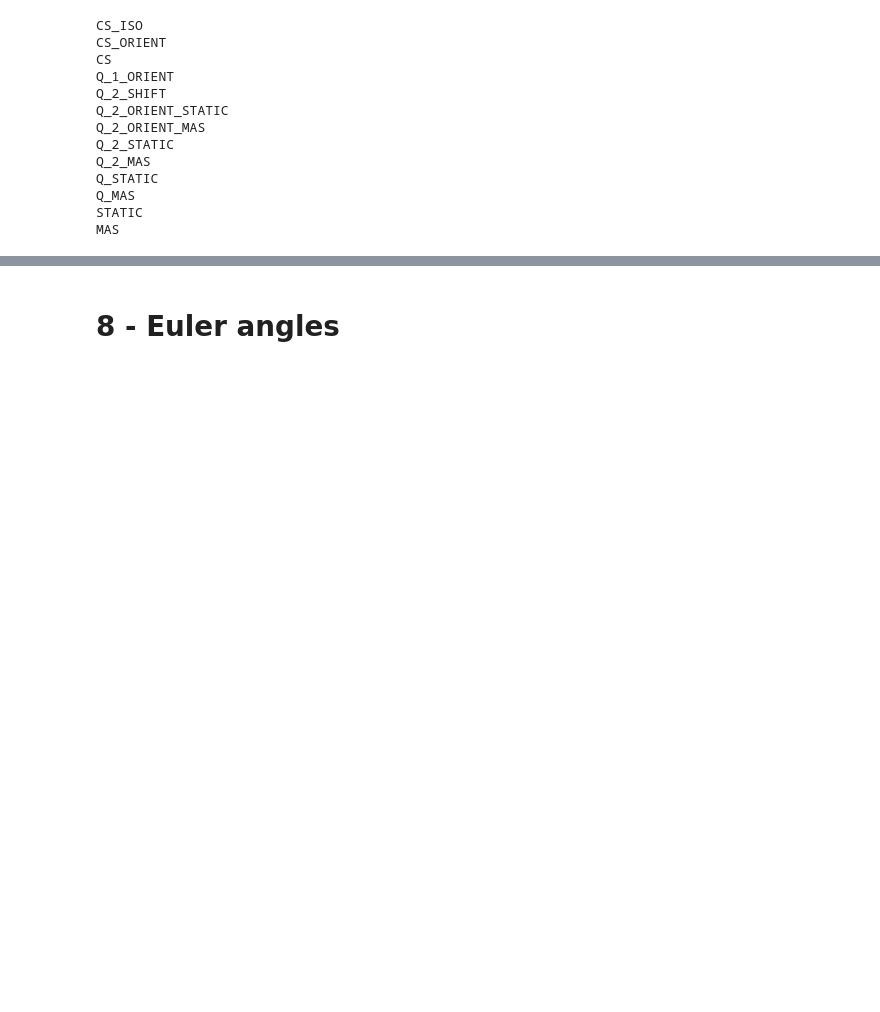
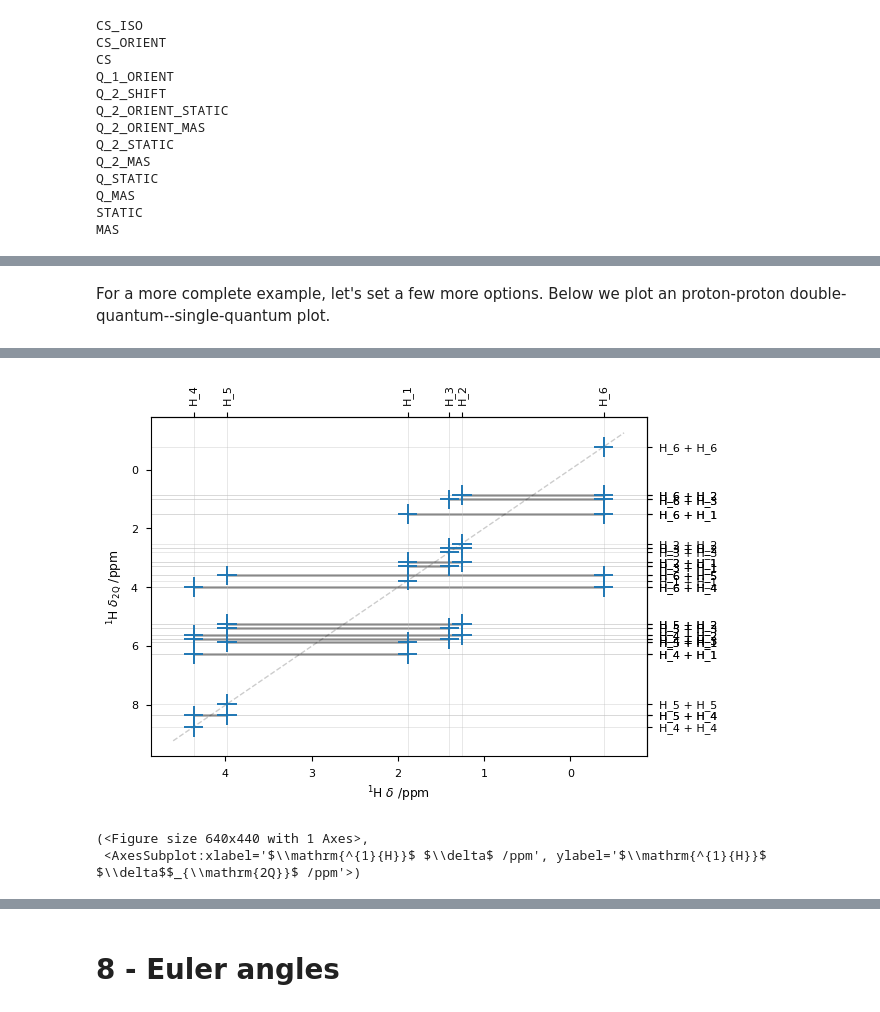
Before and after one commit to CCP-NC/soprano, a Jupyter notebook: tutorials/05-nmr.ipynb, the cells around one changed output, grey strips where cells are left out. Cells and saved outputs as stored; diff of their text form; code cells hidden in the pictures; blank space fills up the shorter version.

Commit message:
[DOCS] added 2D nmr rough examples - still a WIP to be changed following consultation with users

```diff
--- a/tutorials/05-nmr.ipynb
+++ b/tutorials/05-nmr.ipynb
@@ -388,0 +402,31 @@ MAS
+# %% [markdown]
+For a more complete example, let's set a few more options. Below we plot an proton-proton double-quantum--single-quantum plot.
+# %%
+xelement = 'H'
+yelement = 'H'
+rcut = 10
+isotopes   = {'H': 1}
+references = {'H': 30}
+gradients  = {'H': -0.95}
+yaxis_order = '2Q'
+marker = '+'
+marker_color = 'C0'
+show_marker_legend = False
+scale_marker_by = 'fixed'
+
+plot = Plot2D(
+            atoms,
+            xelement = xelement,
+            yelement = yelement,
+            references = references,
+            gradients = gradients,
+            rcut = rcut,
+            isotopes=isotopes,
+            yaxis_order=yaxis_order,
+            marker=marker,
+            scale_marker_by=scale_marker_by,
+            marker_color = marker_color,
+            show_marker_legend=show_marker_legend
+            )
+plot.plot()
+# %% [output]
@@ -388,0 +434,3 @@ MAS
+[figure, added]
+(<Figure size 640x440 with 1 Axes>,
+ <AxesSubplot:xlabel='$\\mathrm{^{1}{H}}$ $\\delta$ /ppm', ylabel='$\\mathrm{^{1}{H}}$ $\\delta$$_{\\mathrm{2Q}}$ /ppm'>)
```
Also changed, not shown: parts of 10 cells of this notebook.
